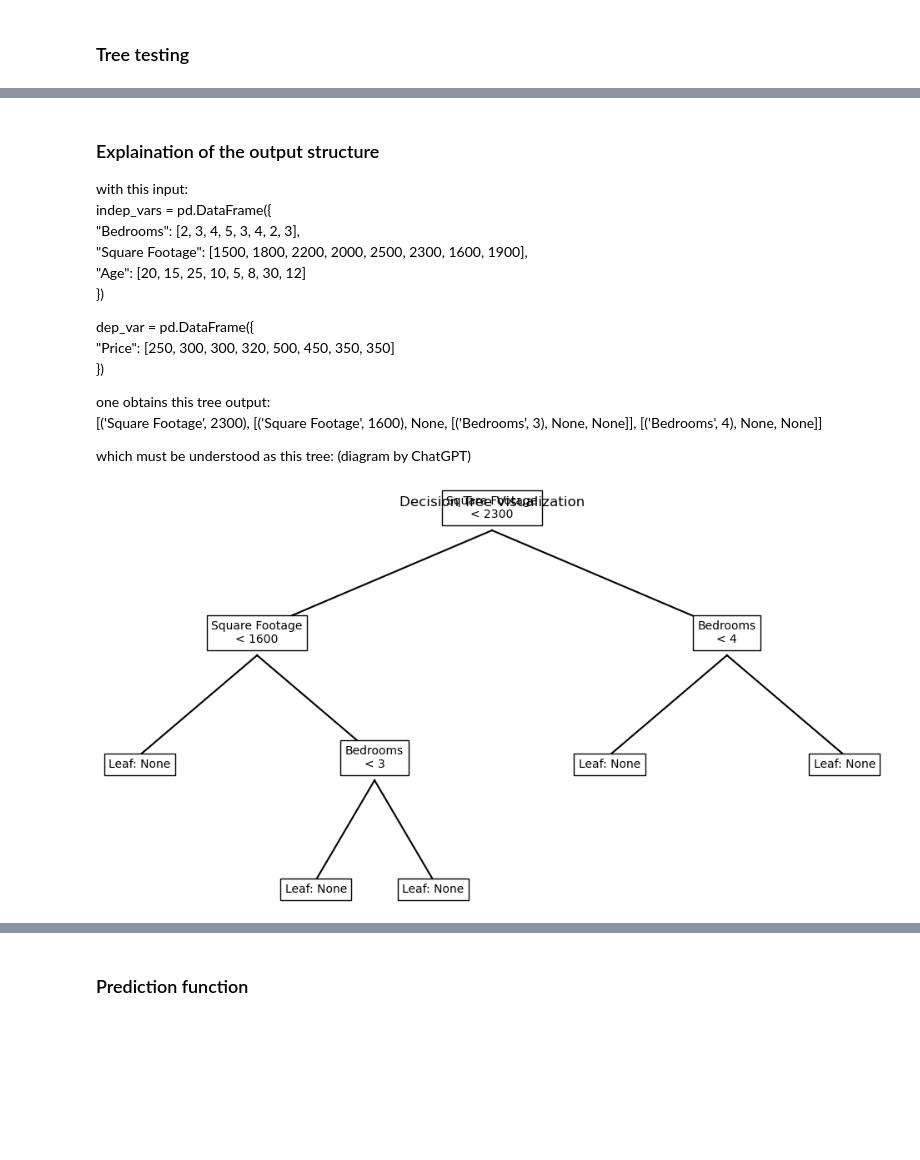
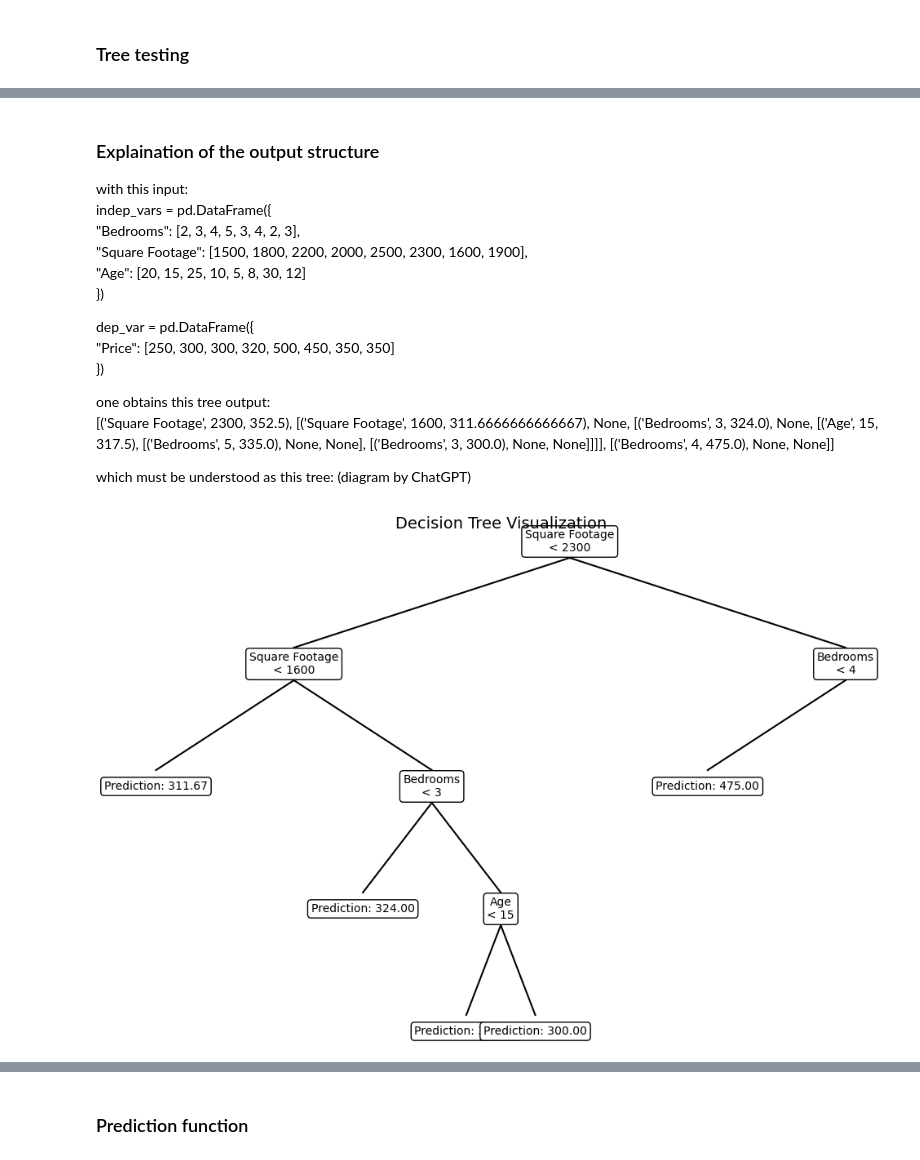
Before and after one commit to milchi03/ML_Project_2, a Jupyter notebook: main.ipynb, the cells around one changed output, grey strips where cells are left out. Saved outputs shown, nothing was run; the diff lists cells and outputs as text; code cells hidden in the pictures; blank space fills up the shorter version.

```diff
--- a/main.ipynb
+++ b/main.ipynb
@@ -294,67 +293,72 @@ dep_var = pd.DataFrame({
 })
 
 one obtains this tree output:
-[('Square Footage', 2300), [('Square Footage', 1600), None, [('Bedrooms', 3), None, None]], [('Bedrooms', 4), None, None]]
+[('Square Footage', 2300, 352.5), [('Square Footage', 1600, 311.6666666666667), None, [('Bedrooms', 3, 324.0), None, [('Age', 15, 317.5), [('Bedrooms', 5, 335.0), None, None], [('Bedrooms', 3, 300.0), None, None]]]], [('Bedrooms', 4, 475.0), None, None]]
 
 which must be understood as this tree: (diagram by ChatGPT)
 # %%
-from sklearn import tree
 import matplotlib.pyplot as plt
-import pandas as pd
 
-# Create a mock tree representation based on the description
-# Node Structure: Feature, Threshold, and Leaf indicators
+# Updated Node structure to include prediction value
 class Node:
-    def __init__(self, feature=None, threshold=None, left=None, right=None):
-        self.feature = feature
-        self.threshold = threshold
+    def __init__(self, feature=None, threshold=None, prediction=None, left=None, right=None):
+        self.feature = feature  # Splitting feature
+        self.threshold = threshold  # Threshold for the split
+        self.prediction = prediction  # Prediction value (for leaf nodes)
         self.left = left  # Left Node (if any)
         self.right = right  # Right Node (if any)
 
-# Manually define the decision tree structure
+# Manually define the decision tree structure with prediction values
 root = Node("Square Footage", 2300,
             left=Node("Square Footage", 1600,
-                      left=Node("Leaf: None"),
+                      left=Node(prediction=311.67),  # Leaf with prediction
                       right=Node("Bedrooms", 3,
-                                 left=Node("Leaf: None"),
-                                 right=Node("Leaf: None"))),
+                                 left=Node(prediction=324.0),  # Leaf with prediction
+                                 right=Node("Age", 15,
+                                            left=Node(prediction=335.0),  # Leaf with prediction
+                                            right=Node(prediction=300.0)))),  # Leaf with prediction
             right=Node("Bedrooms", 4,
-                       left=Node("Leaf: None"),
-                       right=Node("Leaf: None")))
+                       left=Node(prediction=475.0),  # Leaf with prediction
+                       right=None))  # No further split
 
 # Function to recursively visualize the decision tree
-def plot_tree(node, depth=0, pos=(0.5, 1), parent=None, level_width=0.5, ax=None):
+def plot_tree(node, depth=0, pos=(0.5, 1), parent=None, level_width=0.6, ax=None):
     if ax is None:
-        fig, ax = plt.subplots(figsize=(12, 6))
+        fig, ax = plt.subplots(figsize=(12, 8))
         ax.axis("off")
-        ax.set_title("Decision Tree Visualization")
+        ax.set_title("Decision Tree Visualization", fontsize=14)
 
     # Draw the current node
     if node:
         x, y = pos
-        node_text = f"{node.feature}\n< {node.threshold}" if node.feature and node.threshold else node.feature
-        ax.text(x, y, node_text, ha="center", bbox=dict(facecolor="white", edgecolor="black"))
+        if node.prediction is not None:
+            node_text = f"Prediction: {node.prediction:.2f}"  # Display prediction value for leaf nodes
+        else:
+            node_text = f"{node.feature}\n< {node.threshold}"  # Display feature and threshold for split nodes
+
+        ax.text(x, y, node_text, ha="center", va="center",
+                bbox=dict(facecolor="white", edgecolor="black", boxstyle="round,pad=0.3"))
 
         # Recursively plot left and right branches
         if node.left:
             new_x = x - level_width / (2 ** depth)
-            new_y = y - 0.1
-            ax.plot([x, new_x], [y - 0.01, new_y + 0.01], color="black")
+            new_y = y - 0.15
+            ax.plot([x, new_x], [y - 0.02, new_y + 0.02], color="black")
             plot_tree(node.left, depth + 1, pos=(new_x, new_y), parent=pos, ax=ax)
 
         if node.right:
             new_x = x + level_width / (2 ** depth)
-            new_y = y - 0.1
-            ax.plot([x, new_x], [y - 0.01, new_y + 0.01], color="black")
+            new_y = y - 0.15
+            ax.plot([x, new_x], [y - 0.02, new_y + 0.02], color="black")
             plot_tree(node.right, depth + 1, pos=(new_x, new_y), parent=pos, ax=ax)
 
     return ax
 
-# Visualize the manually created tree
+# Visualize the updated tree with prediction values
 plot_tree(root)
 plt.show()
 # %% [output]
-[figure, old version]
+[figure, new version]
 # %%
 def regression_forest(independent_variables, dependent_variable,  # data inputs
                 num_trees = 1, # forest specifications
```
Also changed, not shown: parts of 7 cells of this notebook.
